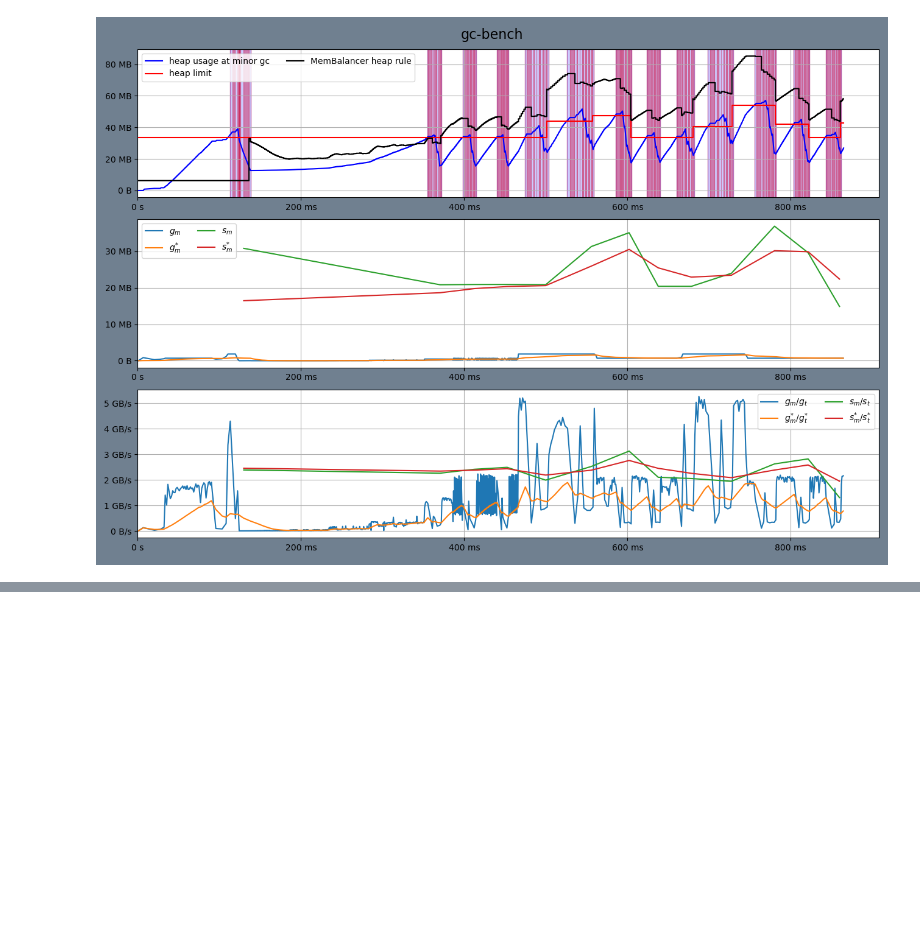
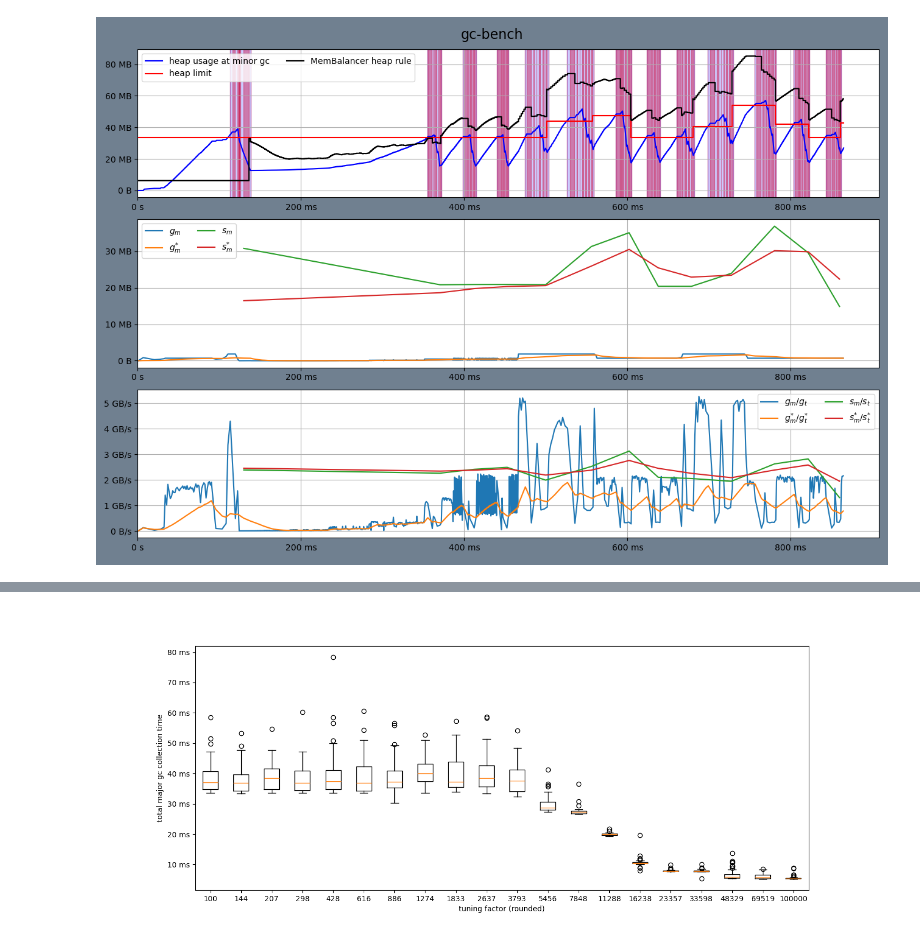
Before and after one commit to enisik/Bachelorarbeit-Skripte, a Jupyter notebook: plots.ipynb, the cells around one changed output, grey strips where cells are left out. Saved outputs shown, nothing was run; the diff lists cells and outputs as text; code cells hidden in the pictures; blank space fills up the shorter version.

```diff
--- a/plots.ipynb
+++ b/plots.ipynb
@@ -49,0 +166,11 @@ plt.show()
+# %%
+plt.figure(figsize=(15, 6))
+plt.boxplot(total_major_gc_time_per_param, showfliers=True)
+ax = plt.gca()
+ax.set_xticklabels(tuning_factors)
+ax.axes.set_ylabel("total major gc collection time")
+ax.axes.set_xlabel("tuning factor (rounded)")
+ax.yaxis.set_major_formatter(EngFormatter("s"))
+plt.show()
+# %% [output]
+[figure, added]
```
Also changed, not shown: parts of 17 cells of this notebook.
